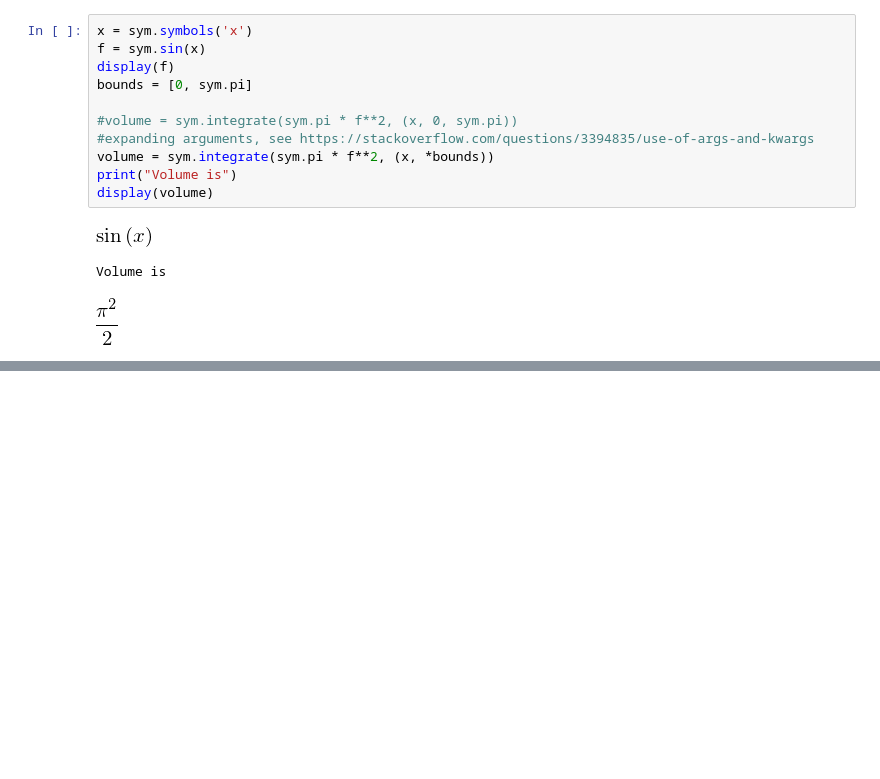
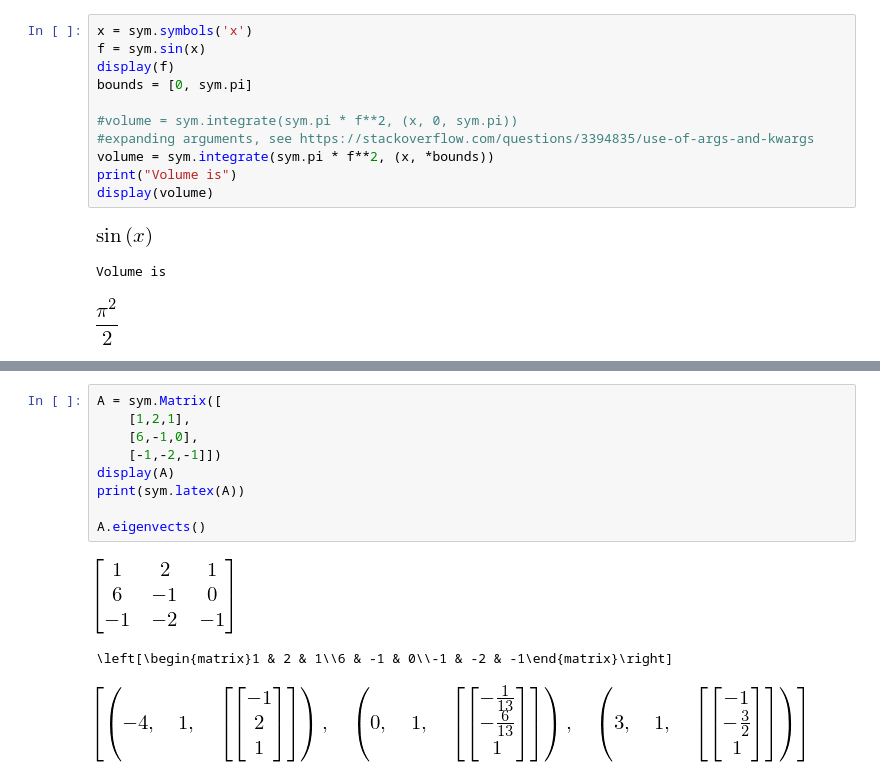
Before and after one commit to CodyEthanJordan/TutorialNotebooks, a Jupyter notebook: Basics of Symbolic Computing.ipynb, the cells around one changed output, grey strips where cells are left out. Saved outputs shown, nothing was run; the diff lists cells and outputs as text; blank space fills up the shorter version.

```diff
--- a/Basics of Symbolic Computing.ipynb
+++ b/Basics of Symbolic Computing.ipynb
@@ -73,0 +82,13 @@ LaTeX
+# %%
+A = sym.Matrix([
+    [1,2,1],
+    [6,-1,0],
+    [-1,-2,-1]])
+display(A)
+print(sym.latex(A))
+
+A.eigenvects()
+# %% [output]
+[figure, added]
+\left[\begin{matrix}1 & 2 & 1\\6 & -1 & 0\\-1 & -2 & -1\end{matrix}\right]
+[figure, added]
```
Also changed, not shown: parts of 7 cells of this notebook.
